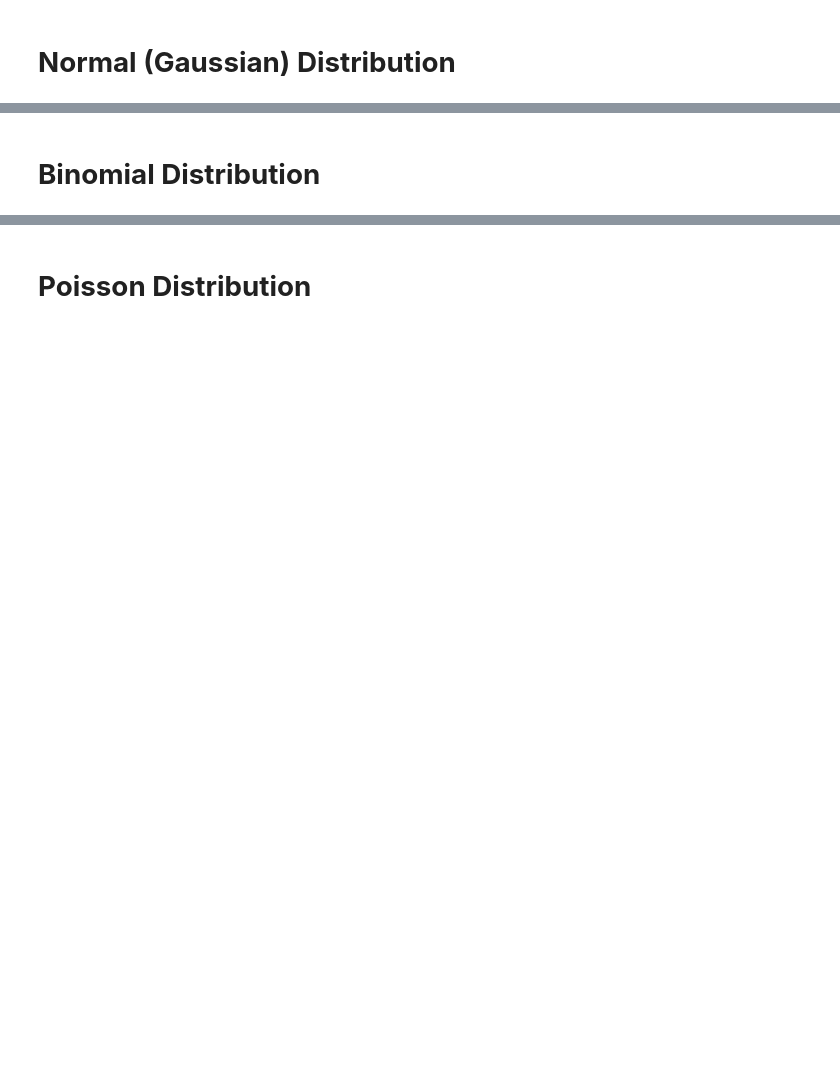
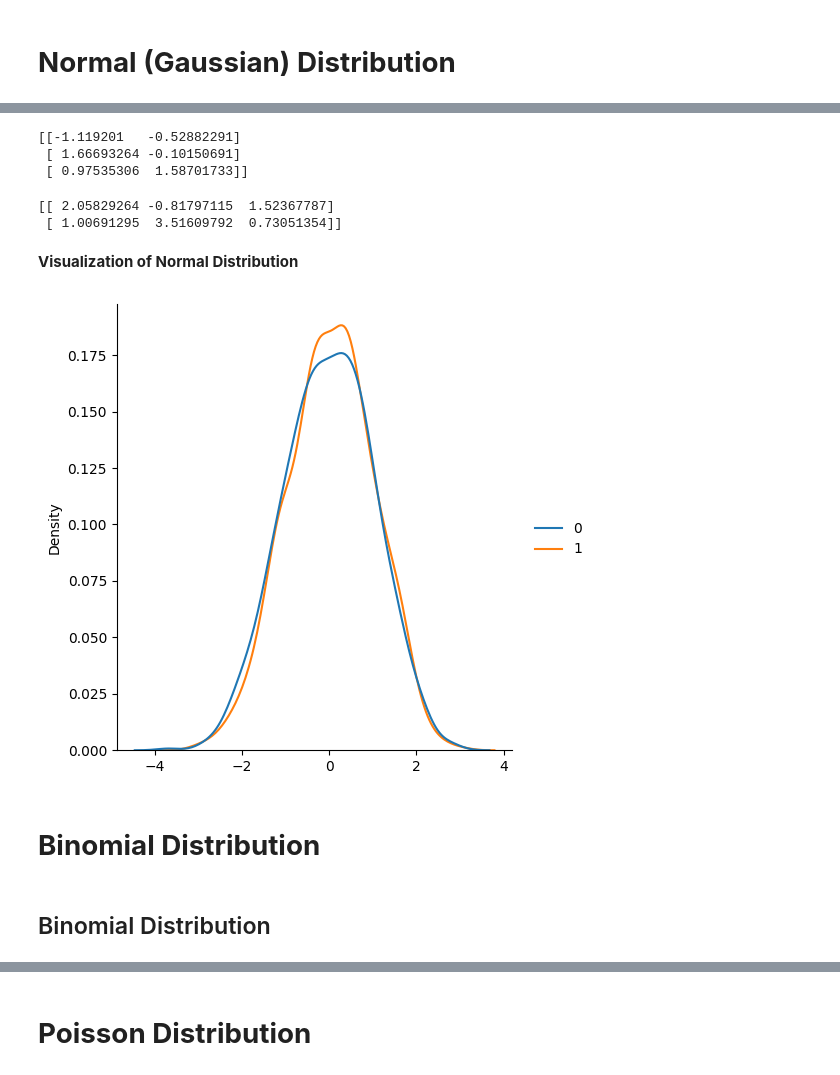
Before and after one commit to ItsMohamedAyman/NumPy, a Jupyter notebook: NumPy_Random.ipynb, the cells around one changed output, grey strips where cells are left out. Saved outputs shown, nothing was run; the diff lists cells and outputs as text; code cells hidden in the pictures; blank space fills up the shorter version.

```diff
--- a/NumPy_Random.ipynb
+++ b/NumPy_Random.ipynb
@@ -13,2 +232,35 @@
+# %%
+from numpy import random as rn
+
+x = rn.normal(size=(3,2))
+
+print(x)
+# %% [output]
+[[-1.119201   -0.52882291]
+ [ 1.66693264 -0.10150691]
+ [ 0.97535306  1.58701733]]
+# %%
+from numpy import random
+
+x = random.normal(loc=1, scale=2, size=(2, 3))
+
+print(x)
+# %% [output]
+[[ 2.05829264 -0.81797115  1.52367787]
+ [ 1.00691295  3.51609792  0.73051354]]
+# %% [markdown]
+**Visualization of Normal Distribution**
+# %%
+from numpy import random as rn
+import matplotlib.pyplot as plt
+import seaborn as sns
+
+sns.displot(rn.normal(size=(1000,2)), kind= "kde")
+
+plt.show()
+# %% [output]
+[figure, added]
 # %% [markdown]
 # **Binomial Distribution**
+# %% [markdown]
+## Binomial Distribution
```
Also changed, not shown: parts of 98 cells of this notebook.
